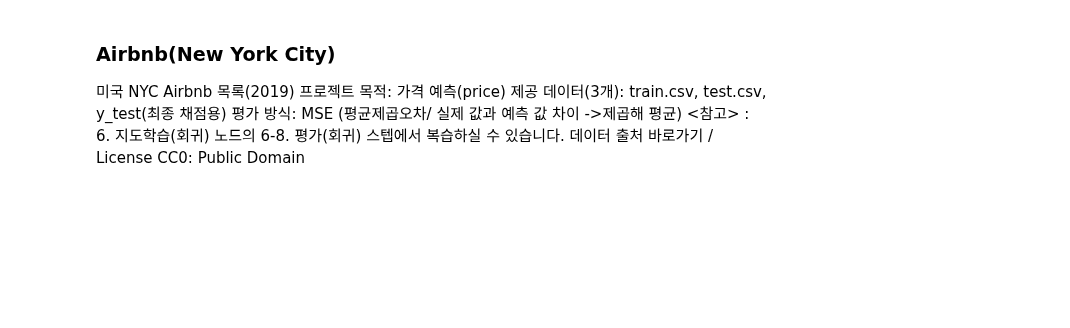
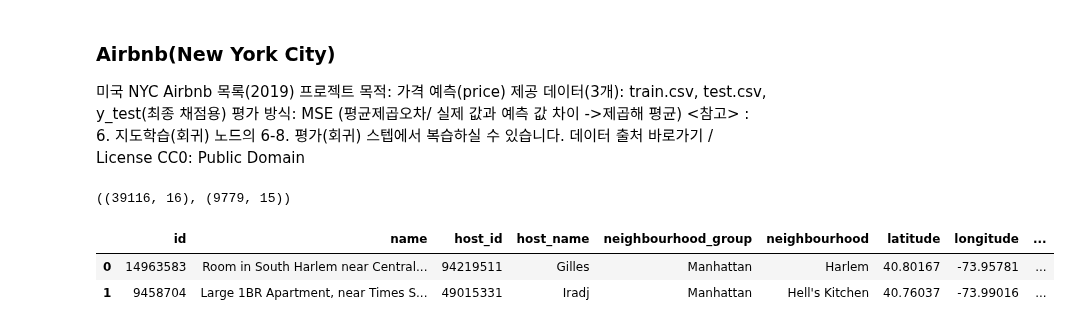
Before and after one commit to tomatojams/python_project, a Jupyter notebook: 모두의 연구소 3개월 집중 AI/3주차-8 머신러닝프로젝트.ipynb, the cells around one changed output. Saved outputs shown, nothing was run; the diff lists cells and outputs as text; code cells hidden in the pictures; blank space fills up the shorter version.

```diff
--- a/모두의 연구소 3개월 집중 AI/3주차-8 머신러닝프로젝트.ipynb
+++ b/모두의 연구소 3개월 집중 AI/3주차-8 머신러닝프로젝트.ipynb
@@ -15,3 +15,14 @@ import pandas as pd
 # 데이터 불러오기
 train = pd.read_csv('data/train.csv')
 test = pd.read_csv('data/test.csv')
+# %%
+train.shape, test.shape
+# %% [output]
+((39116, 16), (9779, 15))
+# %%
+display(train.head(2))
+display(test.head(2))
+# %% [output]
+|  | id | name | host_id | host_name | neighbourhood_group | neighbourhood | latitude | longitude | ... |
+| 0 | 14963583 | Room in South Harlem near Central... | 94219511 | Gilles | Manhattan | Harlem | 40.80167 | -73.95781 | ... |
+| 1 | 9458704 | Large 1BR Apartment, near Times S... | 49015331 | Iradj | Manhattan | Hell's Kitchen | 40.76037 | -73.99016 | ... |
```
Also changed, not shown: parts of 26 cells of this notebook.
